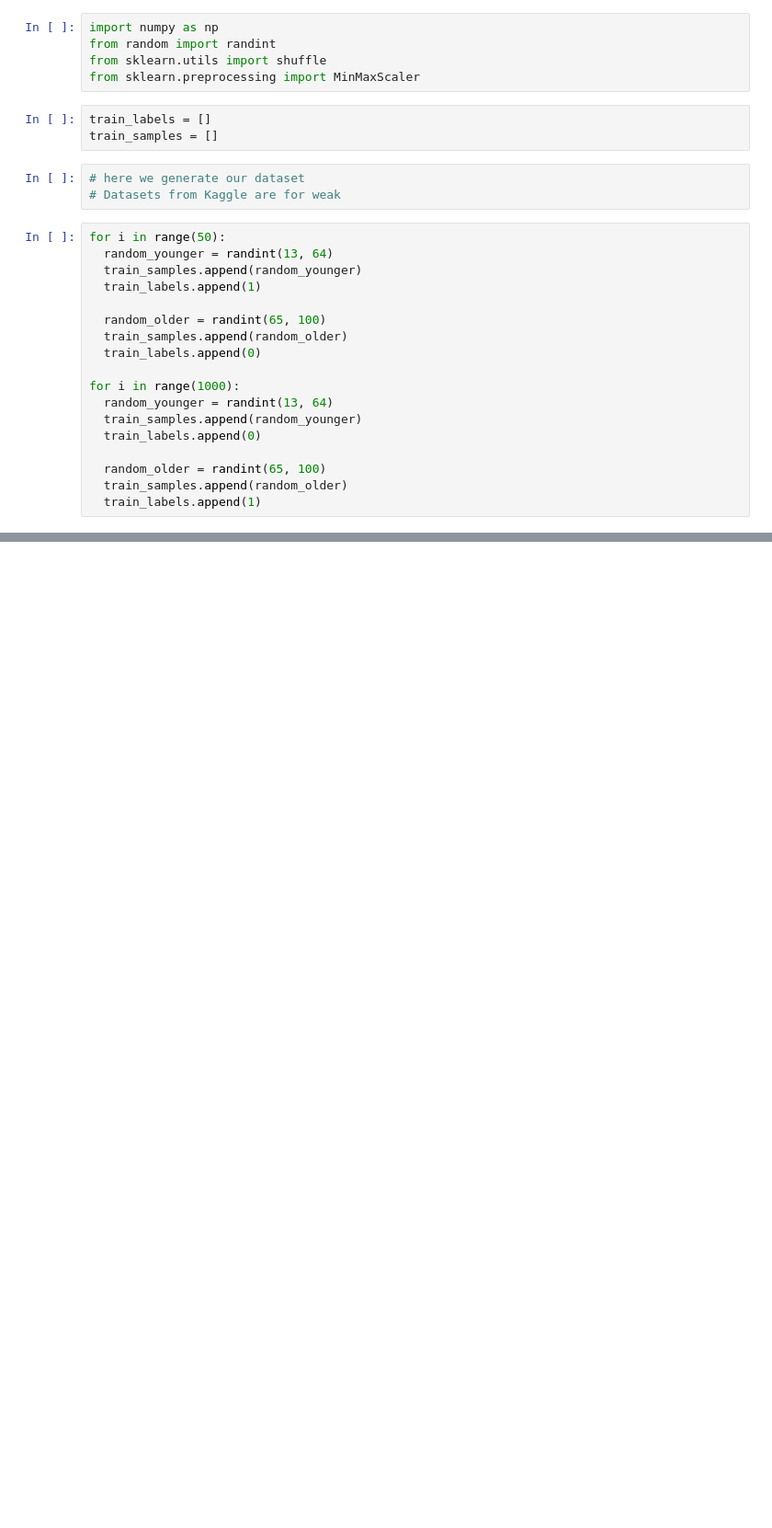
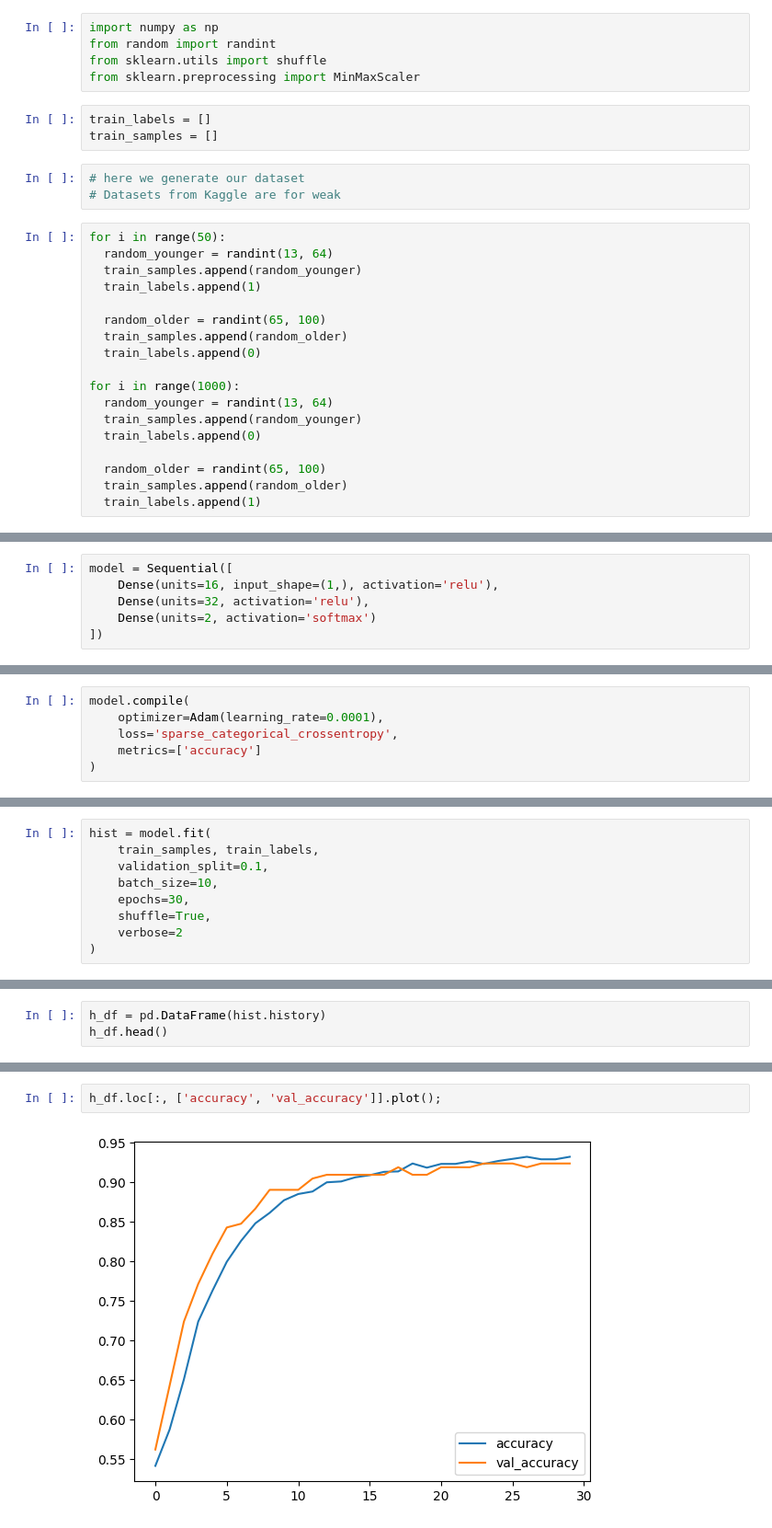
Before and after one commit to Venchislav/Neural-Networks, a Jupyter notebook: KerasTO_THE_STARS.ipynb, the cells around one changed output, grey strips where cells are left out. Shown: that part at 92% size. Drawn from its saved outputs; the diff is of its cells as text; blank space fills up the shorter version.

```diff
--- a/KerasTO_THE_STARS.ipynb
+++ b/KerasTO_THE_STARS.ipynb
@@ -35,0 +67,6 @@ No I'm gonna play Hotline Miami <br>
+# %%
+model = Sequential([
+    Dense(units=16, input_shape=(1,), activation='relu'),
+    Dense(units=32, activation='relu'),
+    Dense(units=2, activation='softmax')
+])
@@ -35,0 +93,6 @@ No I'm gonna play Hotline Miami <br>
+# %%
+model.compile(
+    optimizer=Adam(learning_rate=0.0001),
+    loss='sparse_categorical_crossentropy',
+    metrics=['accuracy']
+)
@@ -35,0 +103,9 @@ No I'm gonna play Hotline Miami <br>
+# %%
+hist = model.fit(
+    train_samples, train_labels,
+    validation_split=0.1,
+    batch_size=10,
+    epochs=30,
+    shuffle=True,
+    verbose=2
+)
@@ -35,0 +133,3 @@ No I'm gonna play Hotline Miami <br>
+# %%
+h_df = pd.DataFrame(hist.history)
+h_df.head()
@@ -35,0 +143,4 @@ No I'm gonna play Hotline Miami <br>
+# %%
+h_df.loc[:, ['accuracy', 'val_accuracy']].plot();
+# %% [output]
+[figure, added]
```
Also changed, not shown: parts of 15 cells of this notebook.
